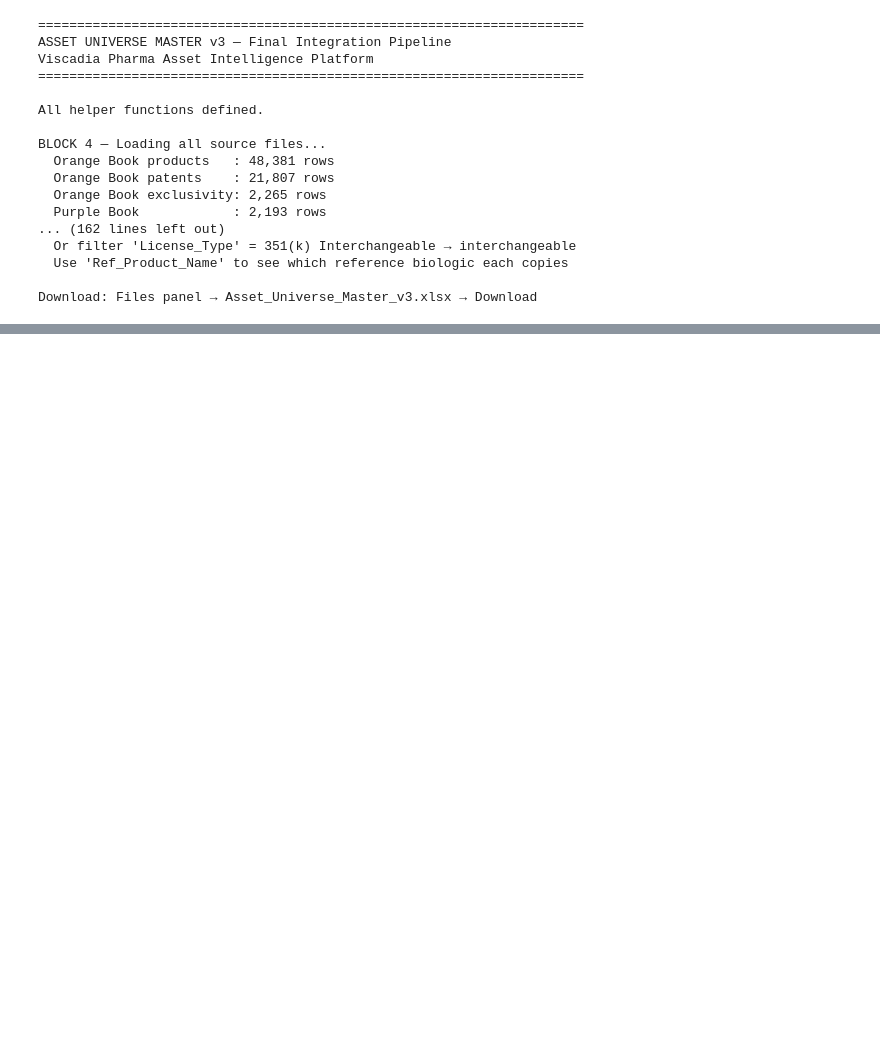
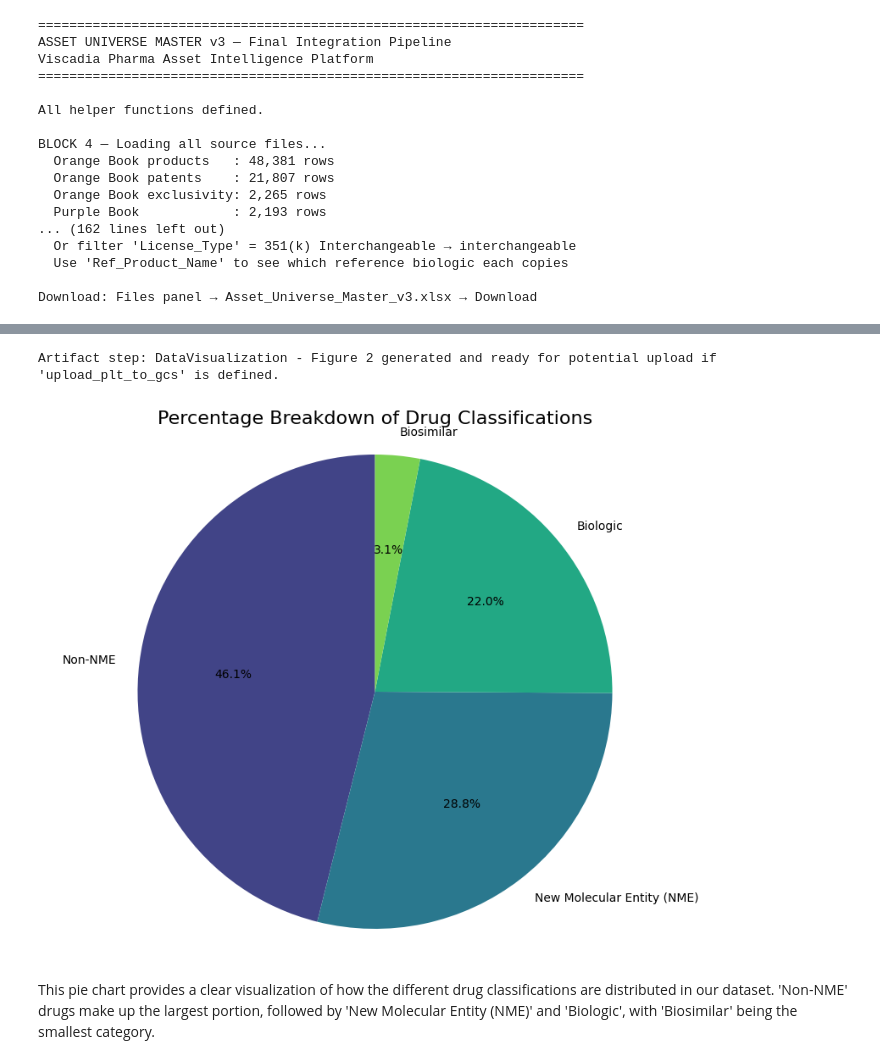
Before and after one commit to ReubenVJose/ReubenVJose.github.io, a Jupyter notebook: Draft_1_Master_schema_with_4_extracts.ipynb, the cells around one changed output, grey strips where cells are left out. Drawn from its saved outputs; the diff is of its cells as text; code cells hidden in the pictures; blank space fills up the shorter version.

```diff
--- a/Draft_1_Master_schema_with_4_extracts.ipynb
+++ b/Draft_1_Master_schema_with_4_extracts.ipynb
@@ -1722,0 +1809,21 @@ Download: Files panel → Asset_Universe_Master_v3.xlsx → Download
+# %%
+# @title step_artifacts
+num_fig = "2" # @param {type:"string"}
+step = 'DataVisualization'  # @param ["DataLoading", "DataExploration", "DataCleaning", "DataWrangling", "DataVisualization", "DataSplitting", "ModelDevelopment", "ModelOptimization", "ModelEvaluation", "Summary"] {type:"string"}
+
+# Regenerate the plot to capture the figure object for artifact saving
+labels = drug_classification_counts['Drug Classification']
+sizes = drug_classification_counts['Count']
+
+fig, ax = plt.subplots(figsize=(10, 8))
+ax.pie(sizes, labels=labels, autopct='%1.1f%%', startangle=90, colors=sns.color_palette('viridis', len(labels)))
+ax.axis('equal')
+plt.title('Percentage Breakdown of Drug Classifications', fontsize=16)
+
+# upload_plt_to_gcs(num_fig, step, fig)
+print(f"Artifact step: {step} - Figure {num_fig} generated and ready for potential upload if 'upload_plt_to_gcs' is defined.")
+# %% [output]
+Artifact step: DataVisualization - Figure 2 generated and ready for potential upload if 'upload_plt_to_gcs' is defined.
+[figure, added]
+# %% [markdown]
+This pie chart provides a clear visualization of how the different drug classifications are distributed in our dataset. 'Non-NME' drugs make up the largest portion, followed by 'New Molecular Entity (NME)' and 'Biologic', with 'Biosimilar' being the smallest category.
```
Also changed, not shown: parts of 3 cells of this notebook.
